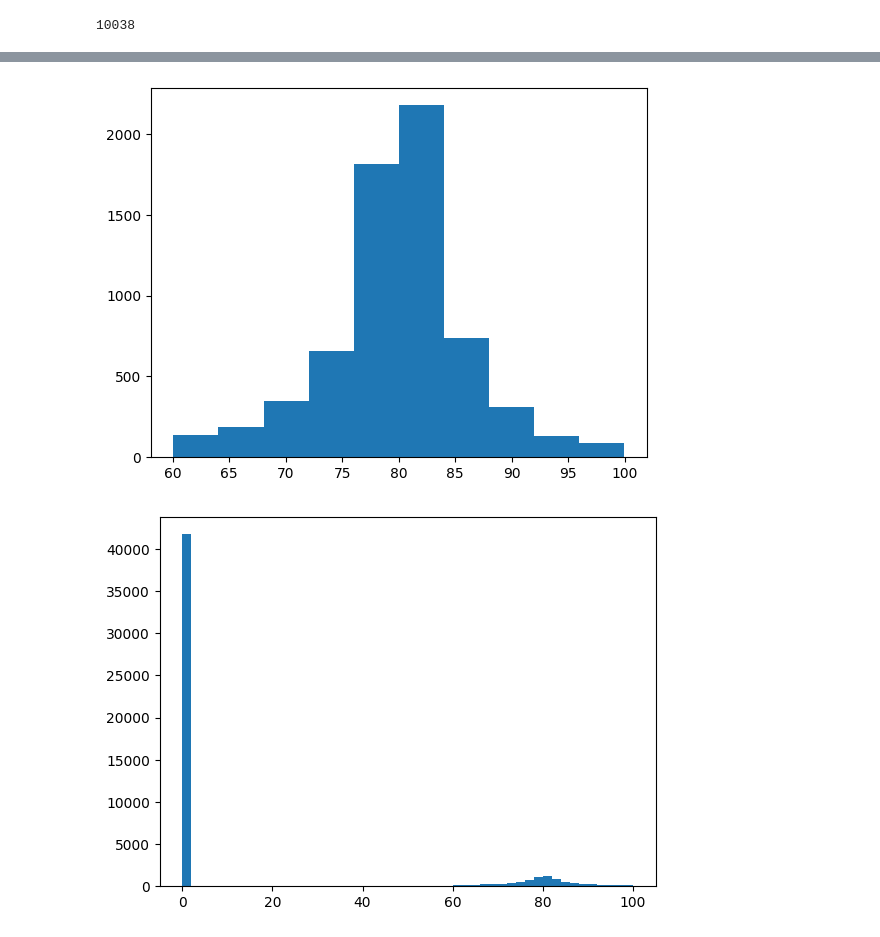
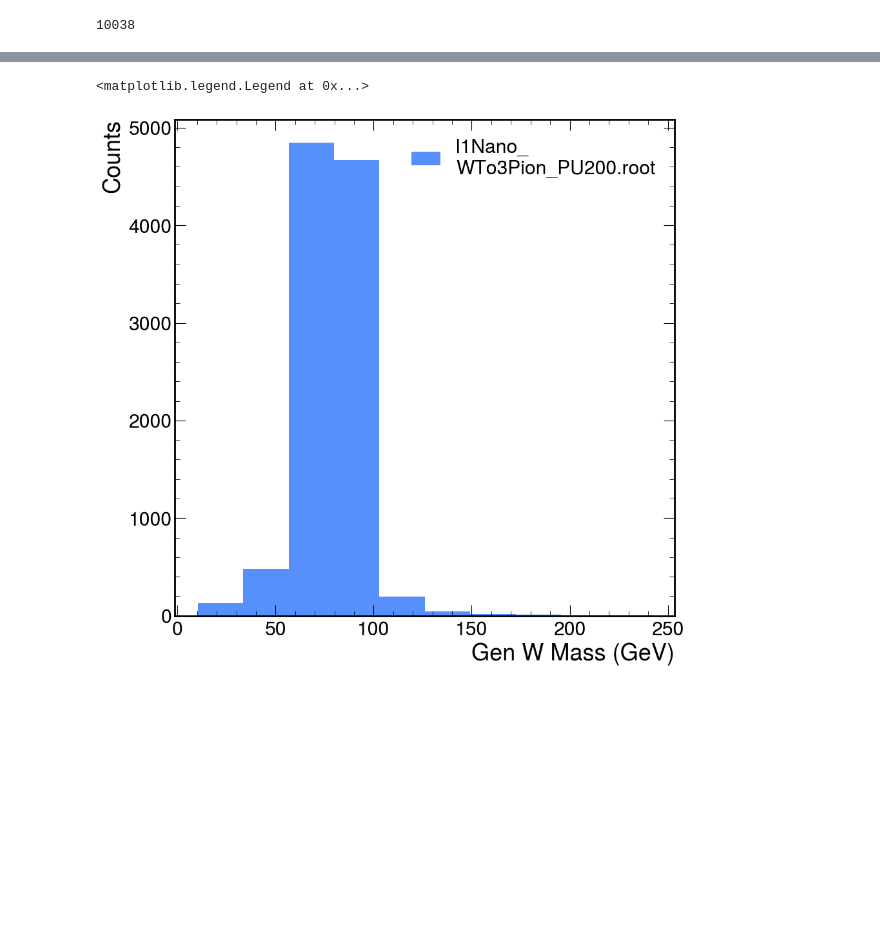
Before and after one commit to GiovanniZago/W3Pi-selection-algorithm, a Jupyter notebook: data-processing/playground.ipynb, the cells around one changed output, grey strips where cells are left out. Saved outputs shown, nothing was run; the diff lists cells and outputs as text; code cells hidden in the pictures; blank space fills up the shorter version.

```diff
--- a/data-processing/playground.ipynb
+++ b/data-processing/playground.ipynb
@@ -4,6 +4,9 @@ import awkward as ak
 import matplotlib.pyplot as plt
 import numpy as np
 import h5py
+import mplhep as hep
+
+hep.style.use("CMS")
 
 DATA_PATH = "/home/giovanni/pod/thesis/code/scripts-sources/W3Pi-selection-algorithm/data/"
 # %%
@@ -67,7 +70,7 @@ print(counter)
 # %% [output]
 10038
 # %%
-file = DATA_PATH + "l1Nano_WTo3Pion_PU200.125X_v1.hdf5"
+file = DATA_PATH + "l1Nano_WTo3Pion_PU200.hdf5"
 
 histo = []
 
@@ -79,5 +82,8 @@ with h5py.File(file, "r") as f:
         pts = grp["pt"][...]
         histo.append(len(pts[pts >= 7]))
 
-plt.hist(histo);
+plt.hist(histo, bins=20, label="l1Nano_WTo3Pion_PU200.root");
+plt.xlabel("pT > 7 GeV vector length");
+plt.ylabel("Counts");
+plt.legend();
 # %% [output]
@@ -99,33 +106,18 @@ plt.hist(mass_array);
-# %%
-file_gm = DATA_PATH + "l1Nano_WTo3Pion_PU200.hdf5"
-file_reco = DATA_PATH + "l1Nano_WTo3Pion_PU200_reco.hdf5"
-
-mass_array = []
-
-with h5py.File(file_gm, "r") as f_gm:
-    with h5py.File(file_reco, "r") as f_reco:
-        for (grp_name_gm, grp_gm), (grp_name_reco, grp_reco) in zip(f_gm.items(), f_reco.items()):
-            gm_triplet_idxs = grp_gm.attrs["gm_triplet_idxs"]
-            reco_triplet_idxs = grp_reco["reco_triplet_idxs"]
-            reco_right = np.allclose(np.sort(gm_triplet_idxs), np.sort(reco_triplet_idxs))
-
-            if reco_right:
-                mass_array.append(grp_reco["reco_w_mass"][...])
-
-plt.hist(mass_array);
-# %% [output]
-[figure, removed]
 # %%
-file = DATA_PATH + "l1Nano_WTo3Pion_PU200.125X_v1_reco.hdf5"
-
+file_gm = DATA_PATH + "l1Nano_WTo3Pion_PU200.hdf5"
 mass_array = []
 
-with h5py.File(file, "r") as f:
-    for _, grp in f.items():
-        if grp["reco_w_mass"]:
-            mass_array.append(grp["reco_w_mass"][...])
+with h5py.File(file_gm, "r") as f_gm:
+    for grp_name, grp in f_gm.items():
+        if grp.attrs["is_acc"] != 1 or grp.attrs["is_gm"] != 1:
+            continue
 
+        mass_array.append(grp["gen_w_mass"][...].item())
 
-plt.hist(mass_array, bins=50);
+plt.hist(mass_array, label = "l1Nano_\nWTo3Pion_PU200.root");
+plt.xlabel("Gen W Mass (GeV)")
+plt.ylabel("Counts")
+plt.legend()
 # %% [output]
+<matplotlib.legend.Legend at 0x...>
-[figure, old version]
+[figure, new version]
```
Also changed, not shown: parts of 5 cells of this notebook, 5 other files.
